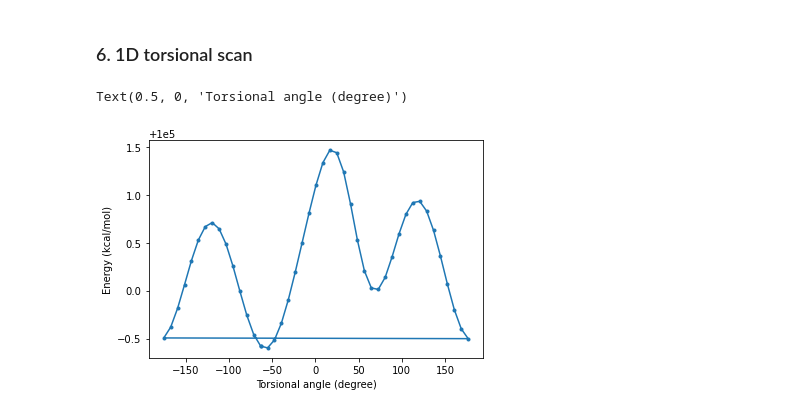
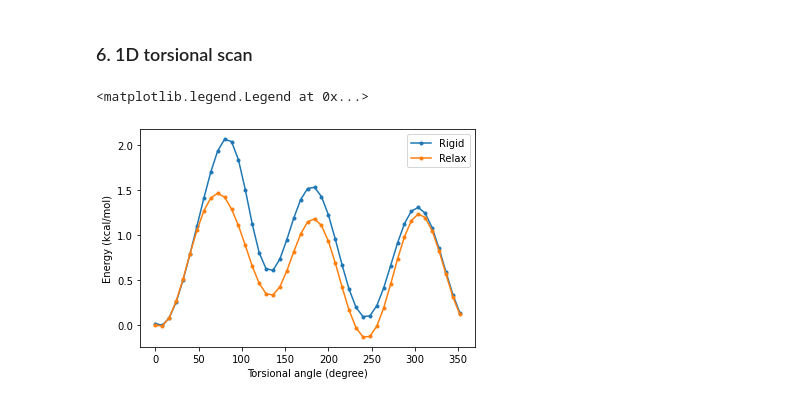
Before and after one commit to xiaoruiDong/RDMC, a Jupyter notebook: ipython/RDKitMol + ForceField.ipynb, the cells around one changed output. Cells and saved outputs as stored; diff of their text form; code cells hidden in the pictures.

Commit message:
Correct the 1D scan part in the force field notebook

```diff
--- a/ipython/RDKitMol + ForceField.ipynb
+++ b/ipython/RDKitMol + ForceField.ipynb
@@ -232,28 +265,24 @@ H     -1.5780000000   -0.6493500000   -1.0095640000"""
 mol6 = RDKitMol.FromXYZ(xyz, header=False)
 
 torsion1 = mol6.GetTorsionalModes(excludeMethyl=True)[0]
-# %%
-N = 46
-ff = RDKitFF()
-conf = mol6.GetConformer()
-angle0 = conf.GetTorsionDeg(torsion1)
-pos0 = conf.GetPositions()
-
-energies = []
-angles = []
-
-for i in range(N):
-
-    conf.SetPositions(pos0)
-    conf.SetTorsionDeg(torsion1, angle0 + i * 360 / (N-1))
-    ff.setup(mol6)
-    ff.add_torsion_constraint(torsion1, value=1.0, relative=True, force_constant=1e5)
-    angles.append(conf.GetTorsionDeg(torsion1))
-    energies.append(ff.ff.CalcEnergy())
-
-plt.plot(angles, energies, '.-')
-plt.ylabel('Energy (kcal/mol)')
-plt.xlabel('Torsional angle (degree)')
-# %% [output]
-Text(0.5, 0, 'Torsional angle (degree)')
-[figure, removed]
+# %%
+ff = RDKitFF()
+ff.setup(mol6.Copy())
+angles1, rigid_E = ff.torsional_scan_1d(torsion1, num_points=45, return_xyz=False)
+angles2, relax_E = ff.torsional_scan_1d(torsion1, num_points=45, rigid=False, return_xyz=False)
+# %%
+fig, ax = plt.subplots(1, 1)
+plot_curve(x=angles1, y=rigid_E,
+           relative_x=0, periodic_x=360, relative_y='min',
+           ax=ax,
+           xlabel='Torsional angle (degree)',
+           ylabel='Energy (kcal/mol)')
+plot_curve(x=angles2, y=relax_E,
+           relative_x=0, periodic_x=360, relative_y=0,
+           ax=ax,
+           xlabel='Torsional angle (degree)',
+           ylabel='Energy (kcal/mol)')
+ax.legend(['Rigid', 'Relax'])
+# %% [output]
+<matplotlib.legend.Legend at 0x...>
+[figure, added]
```
Also changed, not shown: parts of 17 cells of this notebook.
